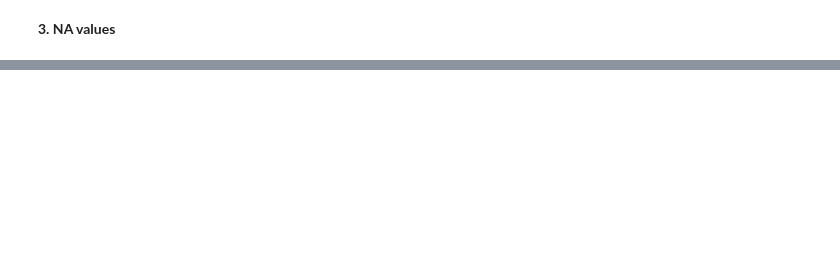
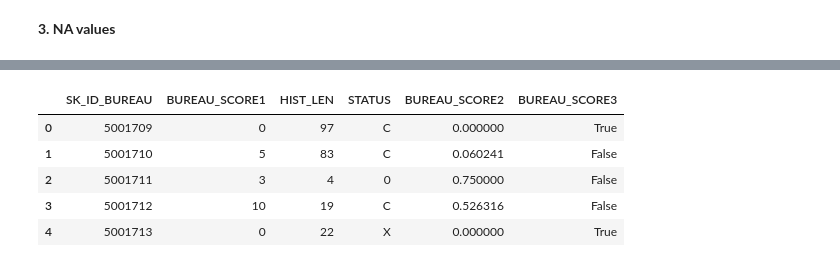
Before and after one commit to cryswen/HomeCreditRisk, a Jupyter notebook: EDA.ipynb, the cells around one changed output, grey strips where cells are left out. Cells and saved outputs as stored; diff of their text form; code cells hidden in the pictures; blank space fills up the shorter version.

```diff
--- a/EDA.ipynb
+++ b/EDA.ipynb
@@ -302,0 +341,22 @@ plt.show()
+# %%
+# length of balance history is a good feature
+# scoring of previous status is also a good one
+count = bb[['SK_ID_BUREAU','MONTHS_BALANCE']].groupby('SK_ID_BUREAU').count().rename(columns = {'MONTHS_BALANCE':'HIST_LEN'}).reset_index()
+status = bb[bb['MONTHS_BALANCE'] == -1][['SK_ID_BUREAU','STATUS']]
+bb_join = pd.merge(count,status,on='SK_ID_BUREAU')
+bb_dum = pd.get_dummies(bb)
+bb_dum_sum = bb_dum.groupby('SK_ID_BUREAU',as_index=False).sum()
+weights = np.array([1,2,3,4,5])
+bb_dum_sum['BUREAU_SCORE1'] = (bb_dum_sum.iloc[:,2:7]*weights).sum(axis=1)
+bb_score = pd.merge(bb_dum_sum[['SK_ID_BUREAU','BUREAU_SCORE1']], bb_join, on='SK_ID_BUREAU')
+bb_score['BUREAU_SCORE2'] = bb_score['BUREAU_SCORE1']/bb_score['HIST_LEN']
+bb_score['BUREAU_SCORE3'] = (bb_score['BUREAU_SCORE2'] == 0)
+# %%
+bb_score.head()
+# %% [output]
+|  | SK_ID_BUREAU | BUREAU_SCORE1 | HIST_LEN | STATUS | BUREAU_SCORE2 | BUREAU_SCORE3 |
+| 0 | 5001709 | 0 | 97 | C | 0.000000 | True |
+| 1 | 5001710 | 5 | 83 | C | 0.060241 | False |
+| 2 | 5001711 | 3 | 4 | 0 | 0.750000 | False |
+| 3 | 5001712 | 10 | 19 | C | 0.526316 | False |
+| 4 | 5001713 | 0 | 22 | X | 0.000000 | True |
```
Also changed, not shown: parts of 19 cells of this notebook.
